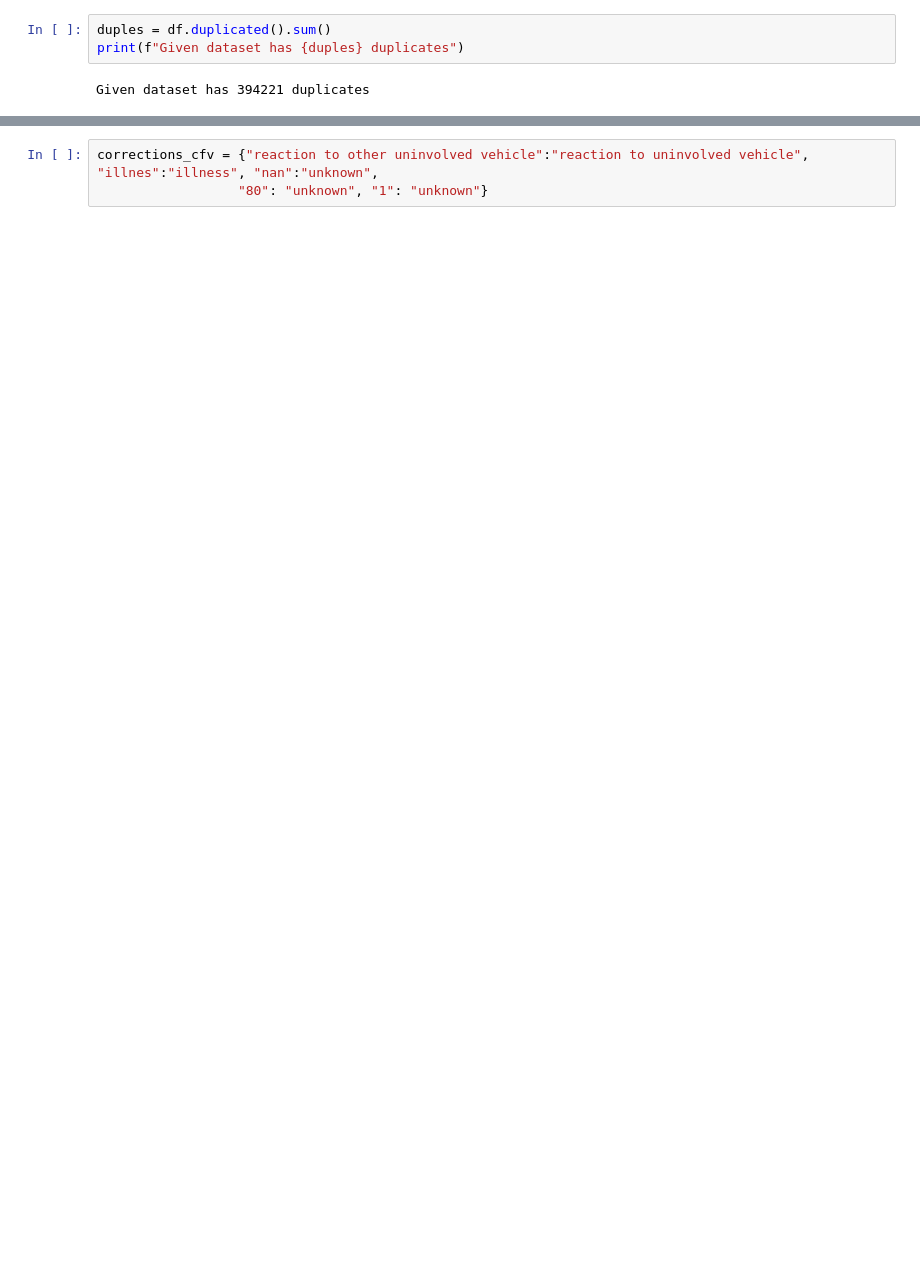
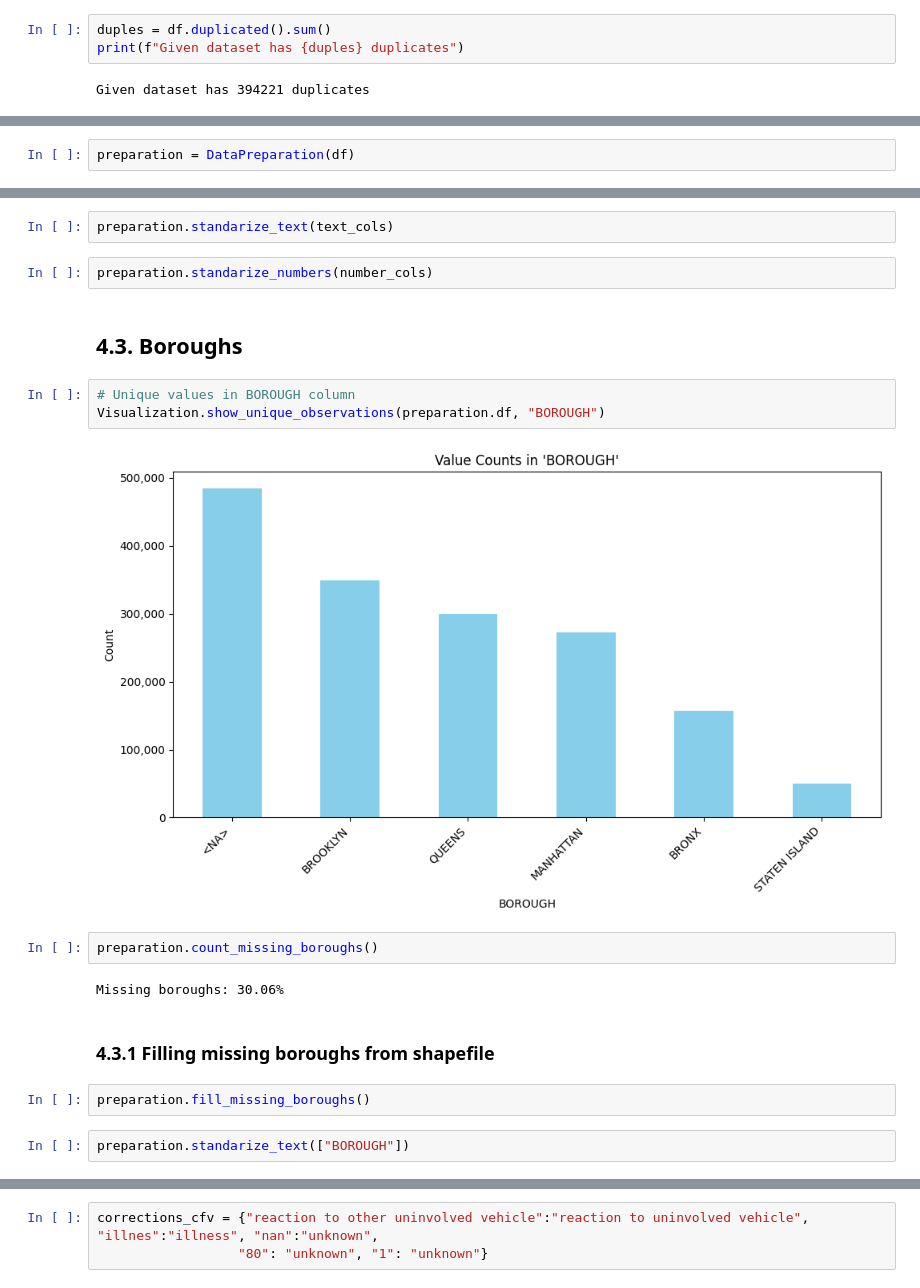
Before and after one commit to IgorGarlej/nyc-traffic-accident-analysis, a Jupyter notebook: notebooks/01.Data preparation.ipynb, the cells around one changed output, grey strips where cells are left out. Cells and saved outputs as stored; diff of their text form; blank space fills up the shorter version.

```diff
--- a/notebooks/01.Data preparation.ipynb
+++ b/notebooks/01.Data preparation.ipynb
@@ -379,0 +137,2 @@ cfv_typos_cols_5 = find_similar_phrases(df["CONTRIBUTING FACTOR VEHICLE 5"])
+# %%
+preparation = DataPreparation(df)
@@ -379,0 +147,21 @@ cfv_typos_cols_5 = find_similar_phrases(df["CONTRIBUTING FACTOR VEHICLE 5"])
+# %%
+preparation.standarize_text(text_cols)
+# %%
+preparation.standarize_numbers(number_cols)
+# %% [markdown]
+## 4.3. Boroughs
+# %%
+# Unique values in BOROUGH column
+Visualization.show_unique_observations(preparation.df, "BOROUGH")
+# %% [output]
+[figure, added]
+# %%
+preparation.count_missing_boroughs()
+# %% [output]
+Missing boroughs: 30.06%
+# %% [markdown]
+### 4.3.1 Filling missing boroughs from shapefile
+# %%
+preparation.fill_missing_boroughs()
+# %%
+preparation.standarize_text(["BOROUGH"])
```
Also changed, not shown: parts of 115 cells of this notebook, 4 other files.
